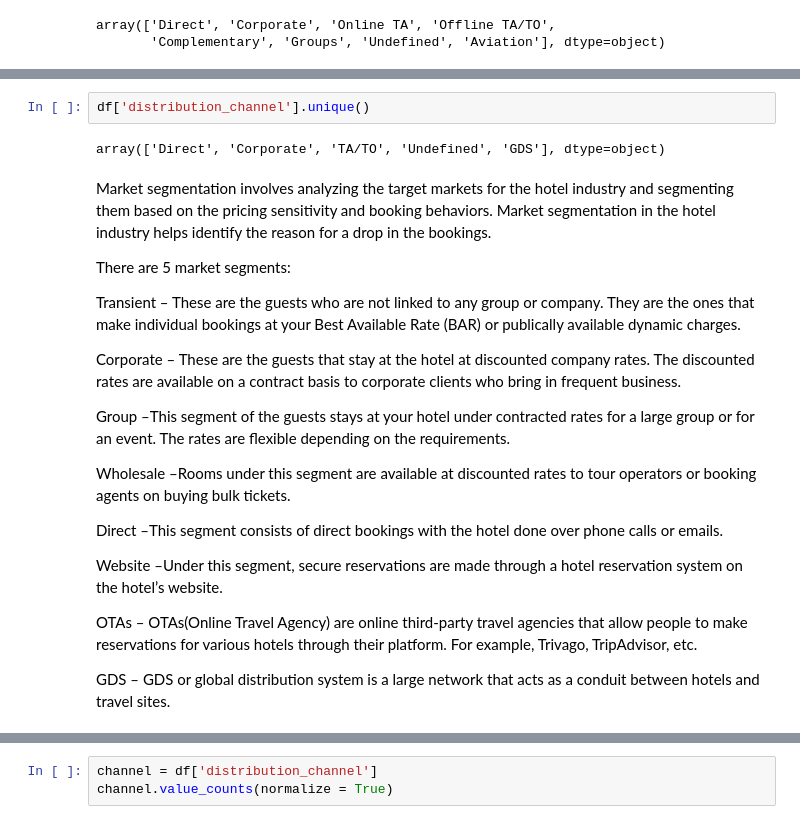
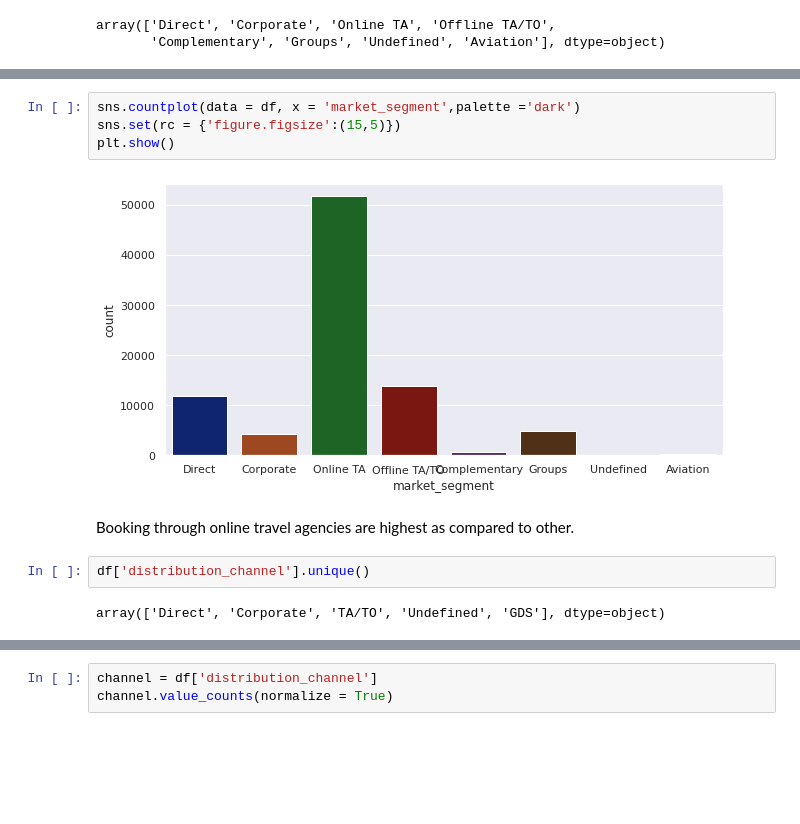
Before and after one commit to poojappt/Hotel-Booking-EDA, a Jupyter notebook: Poojappt_Hotel_Booking_Analysis_Capstone_Project.ipynb, the cells around one changed output, grey strips where cells are left out. Saved outputs shown, nothing was run; the diff lists cells and outputs as text; blank space fills up the shorter version.

```diff
--- a/Poojappt_Hotel_Booking_Analysis_Capstone_Project.ipynb
+++ b/Poojappt_Hotel_Booking_Analysis_Capstone_Project.ipynb
@@ -395,24 +427,12 @@ array(['Direct', 'Corporate', 'Online TA', 'Offline TA/TO',
+# %%
+sns.countplot(data = df, x = 'market_segment',palette ='dark')
+sns.set(rc = {'figure.figsize':(15,5)})
+plt.show()
+# %% [output]
+[figure, added]
+# %% [markdown]
+Booking through online travel agencies are highest as compared to other.
 # %%
 df['distribution_channel'].unique()
 # %% [output]
 array(['Direct', 'Corporate', 'TA/TO', 'Undefined', 'GDS'], dtype=object)
-# %% [markdown]
-Market segmentation involves analyzing the target markets for the hotel industry and segmenting them based on the pricing sensitivity and booking behaviors. Market segmentation in the hotel industry helps identify the reason for a drop in the bookings.
-
-There are 5 market segments:
-
-Transient – These are the guests who are not linked to any group or company. They are the ones that make individual bookings at your Best Available Rate (BAR) or publically available dynamic charges.
-
-Corporate – These are the guests that stay at the hotel at discounted company rates. The discounted rates are available on a contract basis to corporate clients who bring in frequent business.
-
-Group –This segment of the guests stays at your hotel under contracted rates for a large group or for an event. The rates are flexible depending on the requirements.
-
-Wholesale –Rooms under this segment are available at discounted rates to tour operators or booking agents on buying bulk tickets.
-
-Direct –This segment consists of direct bookings with the hotel done over phone calls or emails.
-
-Website –Under this segment, secure reservations are made through a hotel reservation system on the hotel’s website.
-
-OTAs – OTAs(Online Travel Agency) are online third-party travel agencies that allow people to make reservations for various hotels through their platform. For example, Trivago, TripAdvisor, etc.
-
-GDS – GDS or global distribution system is a large network that acts as a conduit between hotels and travel sites.
```
Also changed, not shown: parts of 18 cells of this notebook.
